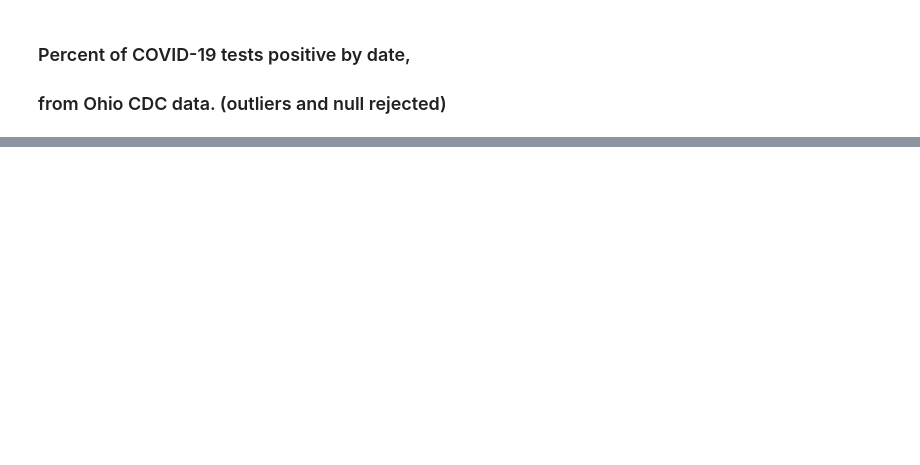
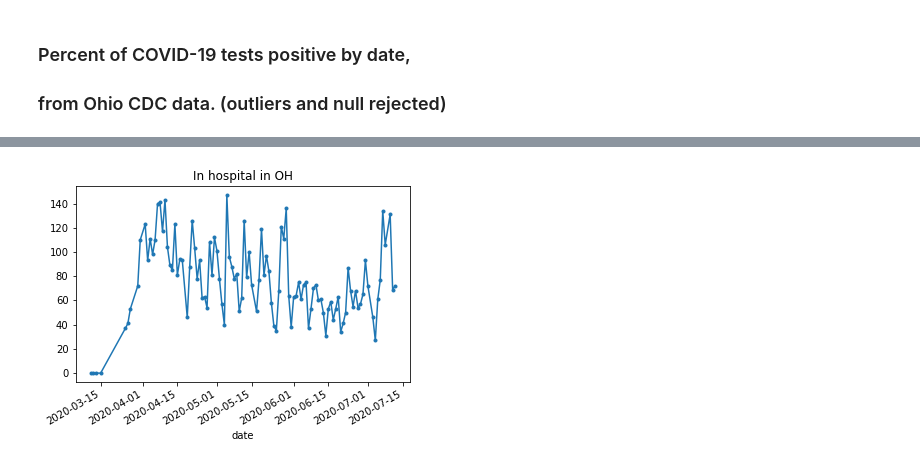
Before and after one commit to mpeaton/cvanal, a Jupyter notebook: COVID-19.ipynb, the cells around one changed output, grey strips where cells are left out. Cells and saved outputs as stored; diff of their text form; code cells hidden in the pictures; blank space fills up the shorter version.

```diff
--- a/COVID-19.ipynb
+++ b/COVID-19.ipynb
@@ -38,0 +52,5 @@ df.set_index('date').head()
+# %%
+a4 = df2.hospitalizedIncrease.plot(marker='.',title=f'In hospital in {state}')
+a4.figure.savefig('in_hospital',dpi=100)
+# %% [output]
+[figure, added]
```
Also changed, not shown: parts of 7 cells of this notebook, 2 other files.
